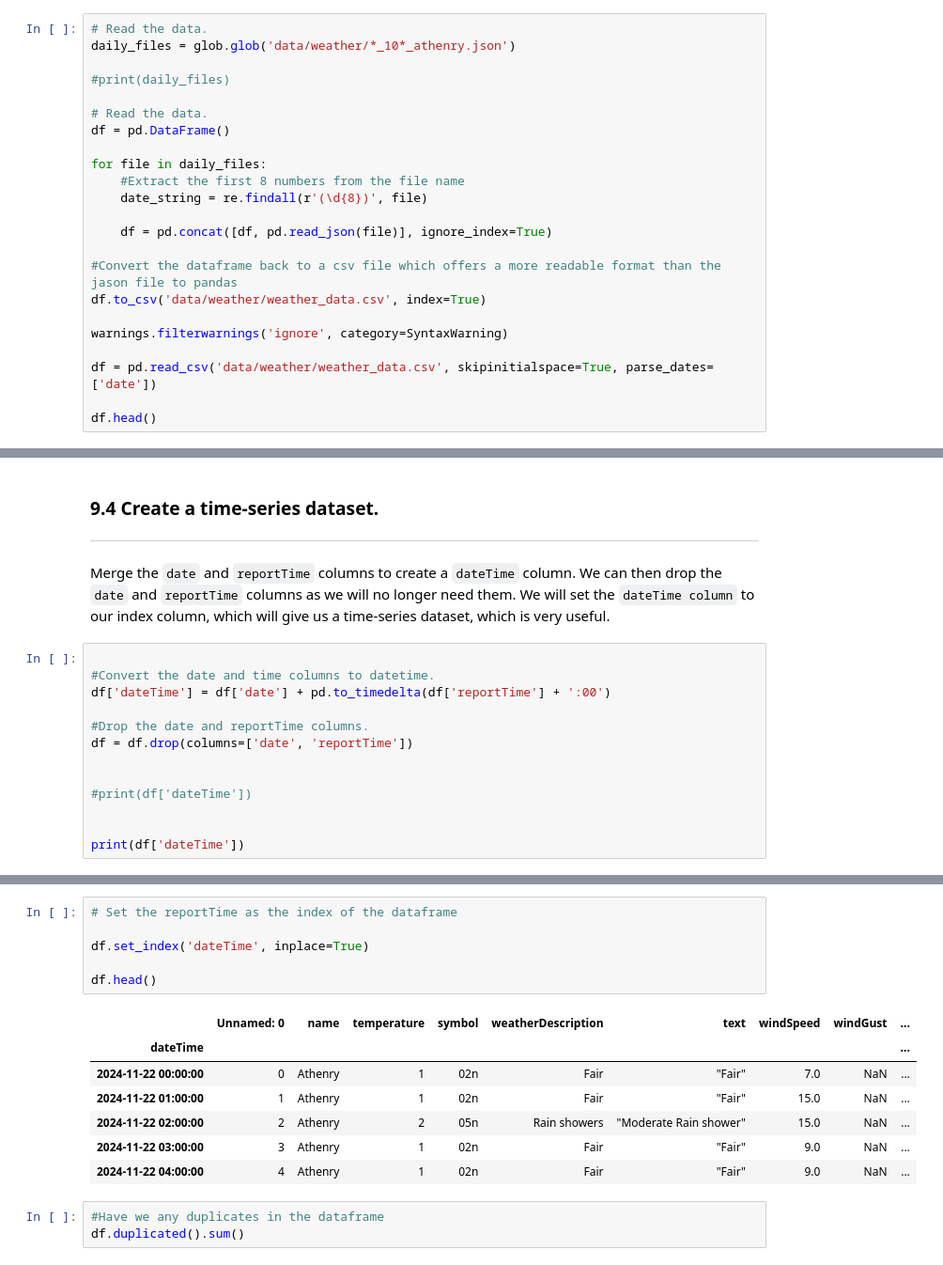
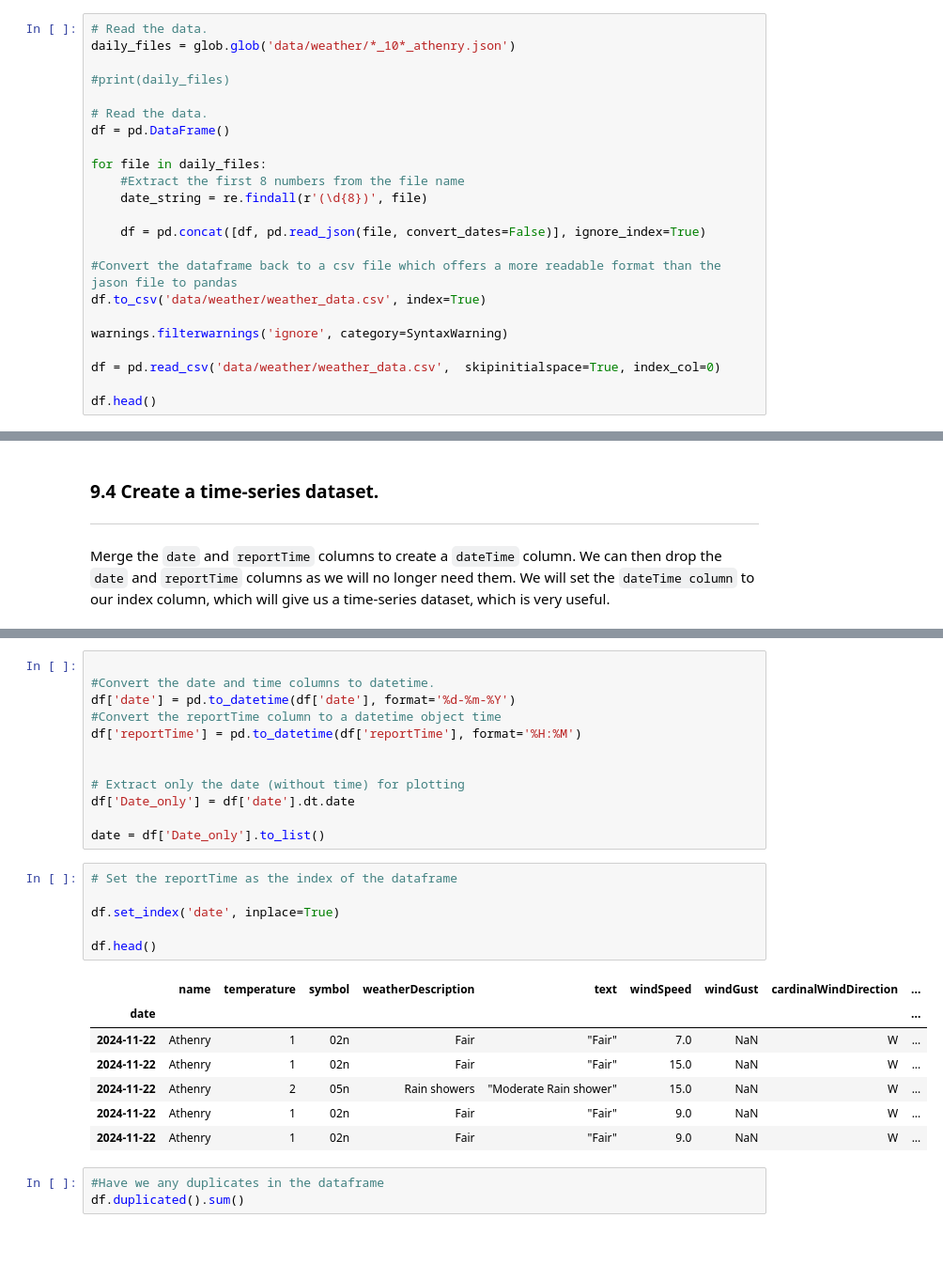
Before and after one commit to MikeCurleyCoosan/computer_infrastructure, a Jupyter notebook: weather.ipynb, the cells around one changed output, grey strips where cells are left out. Shown at 94% size. Saved outputs shown, nothing was run; the diff lists cells and outputs as text.

```diff
--- a/weather.ipynb
+++ b/weather.ipynb
@@ -370,14 +370,14 @@ for file in daily_files:
     #Extract the first 8 numbers from the file name
     date_string = re.findall(r'(\d{8})', file)
 
-    df = pd.concat([df, pd.read_json(file)], ignore_index=True)
+    df = pd.concat([df, pd.read_json(file, convert_dates=False)], ignore_index=True)
 
 #Convert the dataframe back to a csv file which offers a more readable format than the jason file to pandas
 df.to_csv('data/weather/weather_data.csv', index=True)
 
 warnings.filterwarnings('ignore', category=SyntaxWarning)
 
-df = pd.read_csv('data/weather/weather_data.csv', skipinitialspace=True, parse_dates=['date'])
+df = pd.read_csv('data/weather/weather_data.csv',  skipinitialspace=True, index_col=0)
 
 df.head()
 # %% [output]
@@ -568,16 +568,3 @@ memory usage: 19.2+ KB
 ***
 
 Merge the `date` and `reportTime` columns to create a `dateTime` column. We can then drop the `date` and `reportTime` columns as we will no longer need them. We will set the `dateTime column` to our index column, which will give us a time-series dataset, which is very useful.
-# %%
-
-#Convert the date and time columns to datetime.
-df['dateTime'] = df['date'] + pd.to_timedelta(df['reportTime'] + ':00')
-
-#Drop the date and reportTime columns.
-df = df.drop(columns=['date', 'reportTime'])
-
-
-#print(df['dateTime'])
-
-
-print(df['dateTime'])
@@ -597,17 +571,29 @@ Name: dateTime, Length: 198, dtype: datetime64[ns]
+# %%
+
+#Convert the date and time columns to datetime.
+df['date'] = pd.to_datetime(df['date'], format='%d-%m-%Y')
+#Convert the reportTime column to a datetime object time
+df['reportTime'] = pd.to_datetime(df['reportTime'], format='%H:%M')
+
+
+# Extract only the date (without time) for plotting
+df['Date_only'] = df['date'].dt.date
+
+date = df['Date_only'].to_list()
 # %%
 # Set the reportTime as the index of the dataframe
 
-df.set_index('dateTime', inplace=True)
+df.set_index('date', inplace=True)
 
 df.head()
 # %% [output]
-|  | Unnamed: 0 | name | temperature | symbol | weatherDescription | text | windSpeed | windGust | ... |
-| dateTime |  |  |  |  |  |  |  |  | ... |
-| 2024-11-22 00:00:00 | 0 | Athenry | 1 | 02n | Fair | "Fair" | 7.0 | NaN | ... |
-| 2024-11-22 01:00:00 | 1 | Athenry | 1 | 02n | Fair | "Fair" | 15.0 | NaN | ... |
-| 2024-11-22 02:00:00 | 2 | Athenry | 2 | 05n | Rain showers | "Moderate Rain shower" | 15.0 | NaN | ... |
-| 2024-11-22 03:00:00 | 3 | Athenry | 1 | 02n | Fair | "Fair" | 9.0 | NaN | ... |
-| 2024-11-22 04:00:00 | 4 | Athenry | 1 | 02n | Fair | "Fair" | 9.0 | NaN | ... |
+|  | name | temperature | symbol | weatherDescription | text | windSpeed | windGust | cardinalWindDirection | ... |
+| date |  |  |  |  |  |  |  |  | ... |
+| 2024-11-22 | Athenry | 1 | 02n | Fair | "Fair" | 7.0 | NaN | W | ... |
+| 2024-11-22 | Athenry | 1 | 02n | Fair | "Fair" | 15.0 | NaN | W | ... |
+| 2024-11-22 | Athenry | 2 | 05n | Rain showers | "Moderate Rain shower" | 15.0 | NaN | W | ... |
+| 2024-11-22 | Athenry | 1 | 02n | Fair | "Fair" | 9.0 | NaN | W | ... |
+| 2024-11-22 | Athenry | 1 | 02n | Fair | "Fair" | 9.0 | NaN | W | ... |
 # %%
 #Have we any duplicates in the dataframe
 df.duplicated().sum()
```
Also changed, not shown: parts of 12 cells of this notebook, 2 other files.
